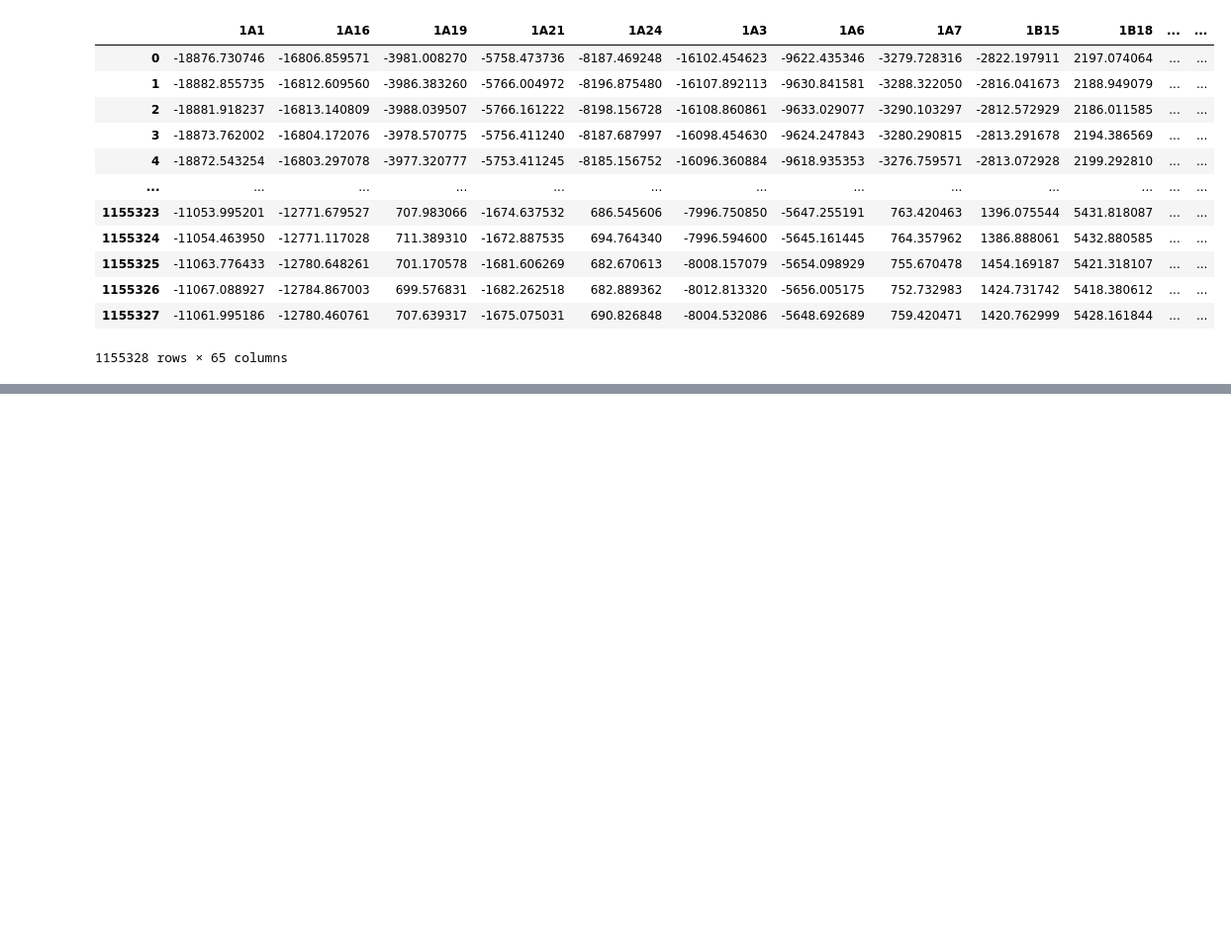
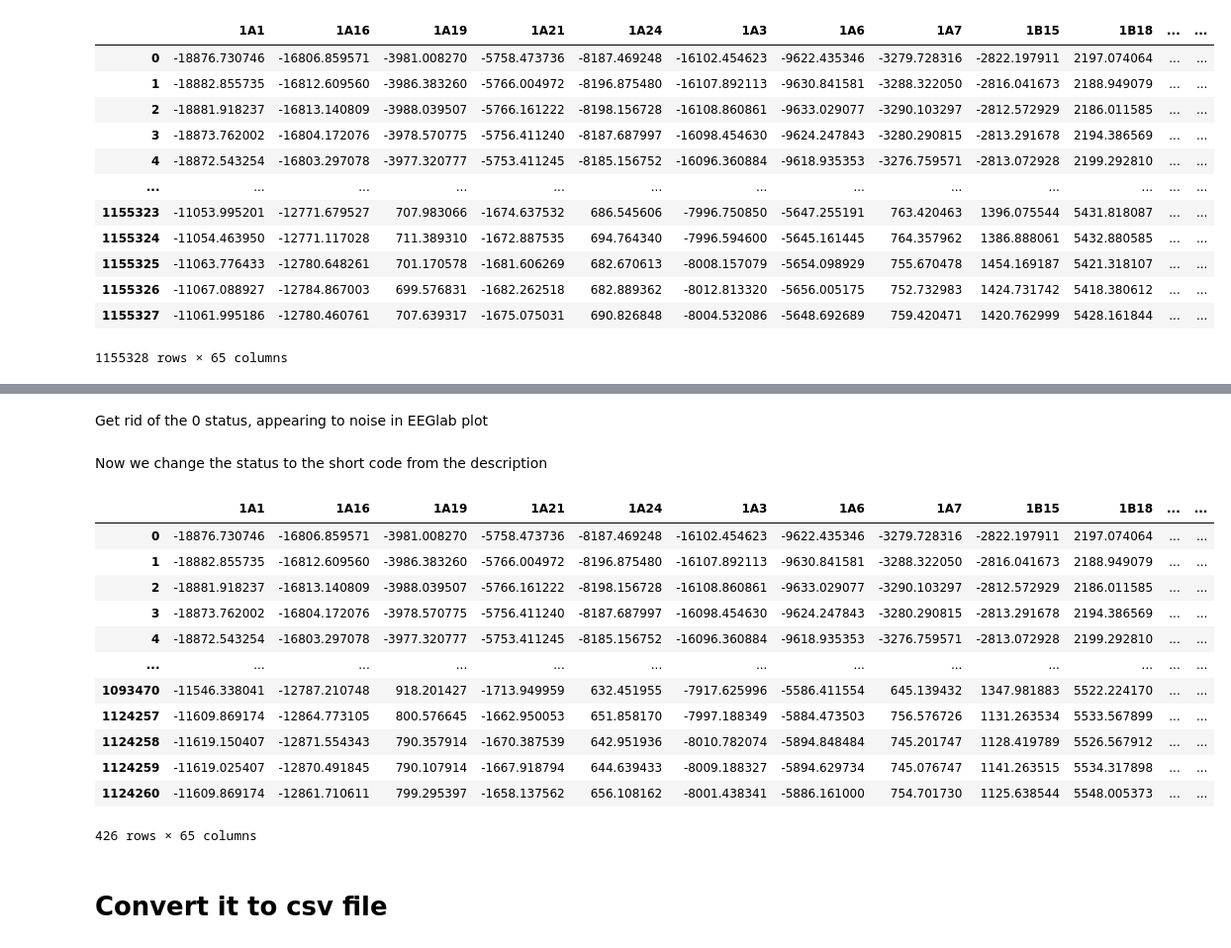
Before and after one commit to j1feng/Imagined-Emotion-Project, a Jupyter notebook: project.ipynb, the cells around one changed output, grey strips where cells are left out. Shown: that part at 99% size. Saved outputs shown, nothing was run; the diff lists cells and outputs as text; code cells hidden in the pictures; blank space fills up the shorter version.

```diff
--- a/project.ipynb
+++ b/project.ipynb
@@ -174,0 +244,8 @@ rec1_64
+# %%
+python_event_code = '3407872. 3407873. 3407874. 3407972. 3407902. 3407876. 3407877. 3407878. 3407879. 3407880. 3407881. 3407896. 3407882. 3407883. 3407884. 3407885. 3407886. 3407887. 3407889. 3407888. 3407891. 3407890. 3407893. 3407895. 3407894. 3407897. 3407898. 3473408'.split(' ')
+import re
+python_event_code = [int(re.findall('\d+', i)[0]) for i in python_event_code]
+# %%
+D = {}
+for i in range(len(event_code)):
+    D[python_event_code[i]] = event_code[i]
@@ -174,0 +272,26 @@ rec1_64
+# %% [markdown]
+Get rid of the 0 status, appearing to noise in EEGlab plot
+# %%
+rec = rec1_64[rec1_64.Status != 3407872]
+# %% [markdown]
+Now we change the status to the short code from the description
+# %%
+rec.Status = rec.Status.apply(lambda x: D[x])
+# %%
+rec
+# %% [output]
+|  | 1A1 | 1A16 | 1A19 | 1A21 | 1A24 | 1A3 | 1A6 | 1A7 | 1B15 | 1B18 | ... | ... |
+| 0 | -18876.730746 | -16806.859571 | -3981.008270 | -5758.473736 | -8187.469248 | -16102.454623 | -9622.435346 | -3279.728316 | -2822.197911 | 2197.074064 | ... | ... |
+| 1 | -18882.855735 | -16812.609560 | -3986.383260 | -5766.004972 | -8196.875480 | -16107.892113 | -9630.841581 | -3288.322050 | -2816.041673 | 2188.949079 | ... | ... |
+| 2 | -18881.918237 | -16813.140809 | -3988.039507 | -5766.161222 | -8198.156728 | -16108.860861 | -9633.029077 | -3290.103297 | -2812.572929 | 2186.011585 | ... | ... |
+| 3 | -18873.762002 | -16804.172076 | -3978.570775 | -5756.411240 | -8187.687997 | -16098.454630 | -9624.247843 | -3280.290815 | -2813.291678 | 2194.386569 | ... | ... |
+| 4 | -18872.543254 | -16803.297078 | -3977.320777 | -5753.411245 | -8185.156752 | -16096.360884 | -9618.935353 | -3276.759571 | -2813.072928 | 2199.292810 | ... | ... |
+| ... | ... | ... | ... | ... | ... | ... | ... | ... | ... | ... | ... | ... |
+| 1093470 | -11546.338041 | -12787.210748 | 918.201427 | -1713.949959 | 632.451955 | -7917.625996 | -5586.411554 | 645.139432 | 1347.981883 | 5522.224170 | ... | ... |
+| 1124257 | -11609.869174 | -12864.773105 | 800.576645 | -1662.950053 | 651.858170 | -7997.188349 | -5884.473503 | 756.576726 | 1131.263534 | 5533.567899 | ... | ... |
+| 1124258 | -11619.150407 | -12871.554343 | 790.357914 | -1670.387539 | 642.951936 | -8010.782074 | -5894.848484 | 745.201747 | 1128.419789 | 5526.567912 | ... | ... |
+| 1124259 | -11619.025407 | -12870.491845 | 790.107914 | -1667.918794 | 644.639433 | -8009.188327 | -5894.629734 | 745.076747 | 1141.263515 | 5534.317898 | ... | ... |
+| 1124260 | -11609.869174 | -12861.710611 | 799.295397 | -1658.137562 | 656.108162 | -8001.438341 | -5886.161000 | 754.701730 | 1125.638544 | 5548.005373 | ... | ... |
+426 rows × 65 columns
+# %% [markdown]
+# Convert it to csv file
```
Also changed, not shown: parts of 12 cells of this notebook, 1 other file.
